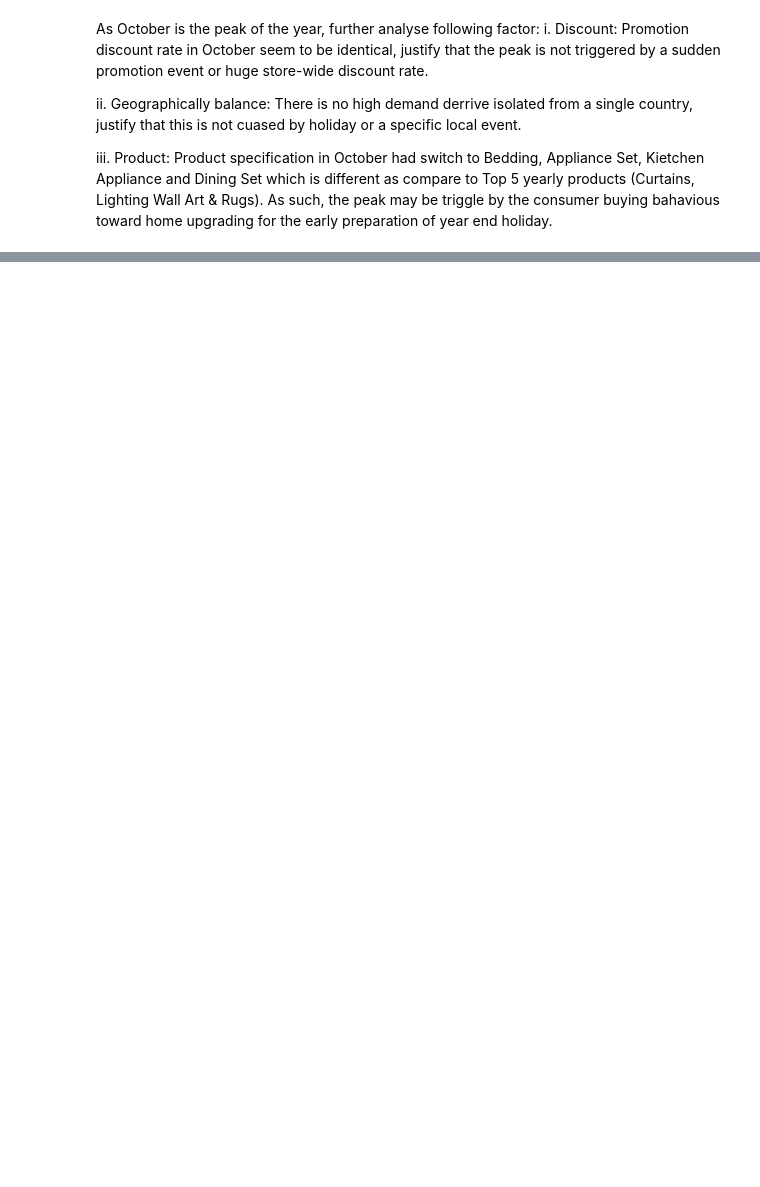
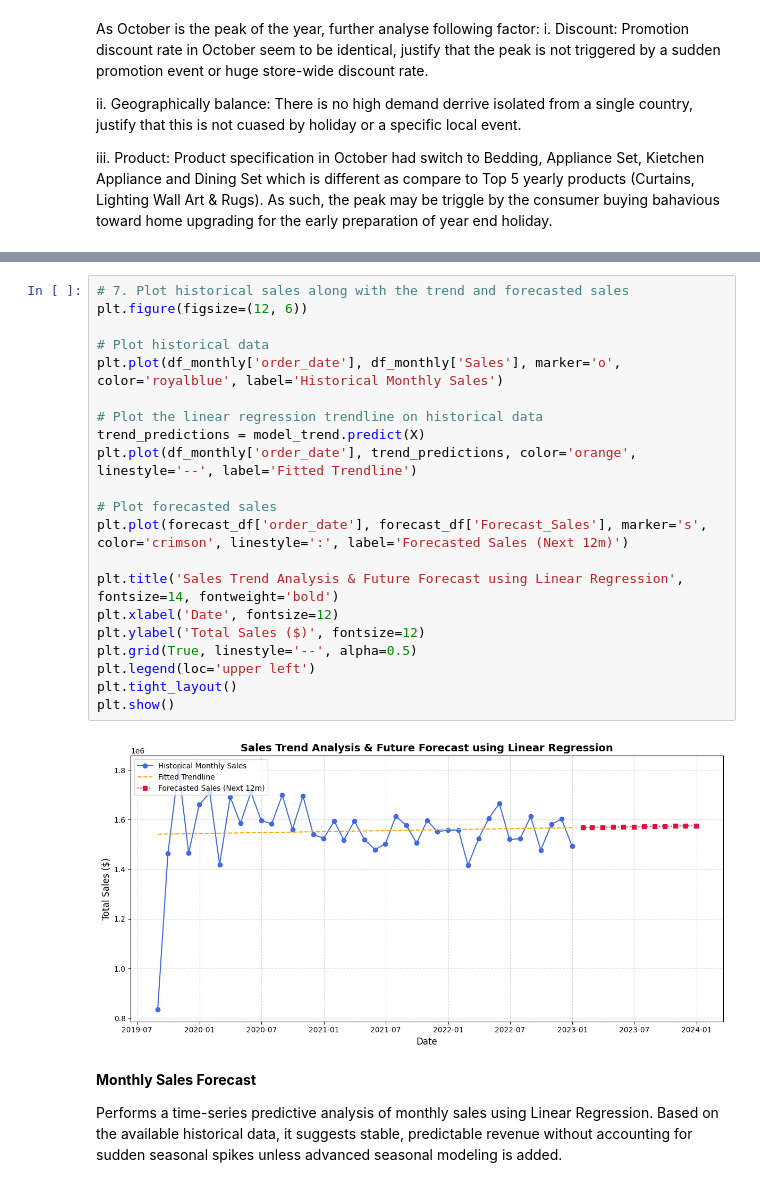
Before and after one commit to VY-MS123/NTUC_Capstone_MarketAnalysis, a Jupyter notebook: Capstone_Market.ipynb, the cells around one changed output, grey strips where cells are left out. Cells and saved outputs as stored; diff of their text form; blank space fills up the shorter version.

```diff
--- a/Capstone_Market.ipynb
+++ b/Capstone_Market.ipynb
@@ -1254,0 +1320,27 @@ iii. Product: Product specification in October had switch to Bedding, Appliance
+# %%
+# 7. Plot historical sales along with the trend and forecasted sales
+plt.figure(figsize=(12, 6))
+
+# Plot historical data
+plt.plot(df_monthly['order_date'], df_monthly['Sales'], marker='o', color='royalblue', label='Historical Monthly Sales')
+
+# Plot the linear regression trendline on historical data
+trend_predictions = model_trend.predict(X)
+plt.plot(df_monthly['order_date'], trend_predictions, color='orange', linestyle='--', label='Fitted Trendline')
+
+# Plot forecasted sales
+plt.plot(forecast_df['order_date'], forecast_df['Forecast_Sales'], marker='s', color='crimson', linestyle=':', label='Forecasted Sales (Next 12m)')
+
+plt.title('Sales Trend Analysis & Future Forecast using Linear Regression', fontsize=14, fontweight='bold')
+plt.xlabel('Date', fontsize=12)
+plt.ylabel('Total Sales ($)', fontsize=12)
+plt.grid(True, linestyle='--', alpha=0.5)
+plt.legend(loc='upper left')
+plt.tight_layout()
+plt.show()
+# %% [output]
+[figure, added]
+# %% [markdown]
+**Monthly Sales Forecast**
+
+Performs a time-series predictive analysis of monthly sales using Linear Regression. Based on the available historical data, it suggests stable, predictable revenue without accounting for sudden seasonal spikes unless advanced seasonal modeling is added.
```
Also changed, not shown: parts of 2 cells of this notebook.
